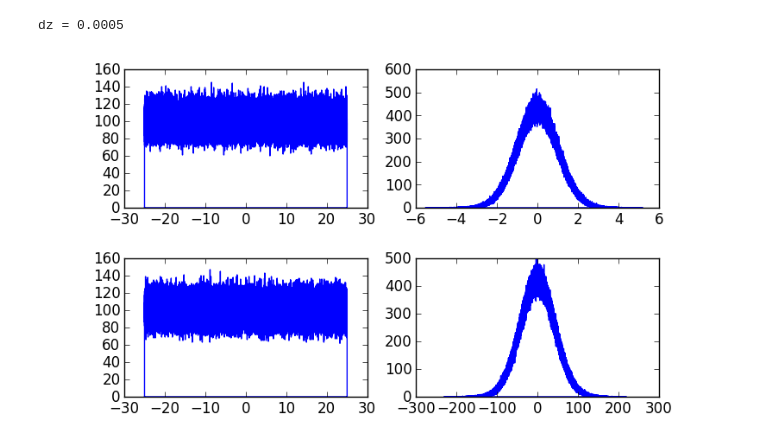
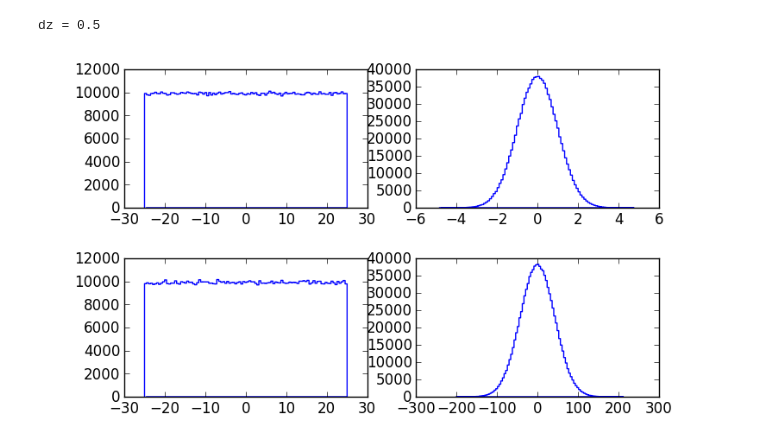
Before and after one commit to ctzhou/ESPIC_hole_tracking, a Jupyter notebook: infMagSim.ipynb, the cells around one changed output. Cells and saved outputs as stored; diff of their text form; code cells hidden in the pictures.

```diff
--- a/infMagSim.ipynb
+++ b/infMagSim.ipynb
@@ -10,42 +10,43 @@ import IPython.core.display as IPdisp
 # %%
 z_min = -25.
 z_max = 25.
-n_cells = 100000
+n_cells = 100
 n_points = n_cells+1
 dz = (z_max-z_min)/(n_points-1)
 print 'dz =', dz
 eps = 1e-4
 grid = np.arange(z_min,z_max+eps,dz,dtype=np.float32)
 # %% [output]
-dz = 0.0005
+dz = 0.5
 # %%
 extra_storage_factor = 1.2
 ion_seed = 384
 np.random.seed(ion_seed)
-n_ions = 10000000
+n_ions = 1000000
 largest_ion_index = [n_ions-1]
 ion_storage_length = int(extra_storage_factor*n_ions)
 ions = np.zeros([2,ion_storage_length],dtype=np.float32)
 ions[0][0:n_ions] = np.random.rand(n_ions)*(z_max-z_min) + z_min # positions
 v_th_i = 1
 v_d_i = 0
 ions[1][0:n_ions] = np.random.randn(n_ions)*v_th_i + v_d_i # velocities
 #ions[2][0:n_ions] = np.ones(n_ions,dtype=np.float32) # relative weights
+background_ion_density = n_ions/(z_max-z_min)
 
 # List remaining slots in reverse order to prevent memory fragmentation
 empty_ion_slots = -np.ones(ion_storage_length,dtype=np.int)
 current_empty_ion_slot = [(ion_storage_length-n_ions)-1]
 empty_ion_slots[0:(current_empty_ion_slot[0]+1)] = range(ion_storage_length-1,n_ions-1,-1)
 
 fig, axes = plt.subplots(nrows=1,ncols=2,figsize=(8,2))
 for ax, data in zip(axes,ions):
     n_bins = n_points;
     ax.hist(data[0:n_ions],bins=n_bins, histtype='step')
 filename='data.png'
 plt.savefig(filename)
 IPdisp.Image(filename=filename)
 # %% [output]
-[figure, old version]
+[figure, new version]
 # %%
 electron_seed = ion_seed+523
 np.random.seed(electron_seed)
@@ -59,6 +60,7 @@ v_th_e = 1./math.sqrt(mass_ratio)
 v_d_e = 0
 electrons[1][0:n_electrons] = np.random.randn(n_electrons)*v_th_e + v_d_e # velocities
 #electrons[2][0:n_electrons] = np.ones(n_ions,dtype=np.float32) # relative weights
+background_electron_density = n_electrons/(z_max-z_min)
 
 # List remaining slots in reverse order to prevent memory fragmentation
 empty_electron_slots = -np.ones(electron_storage_length,dtype=np.int)
@@ -73,7 +75,7 @@ filename='data.png'
 plt.savefig(filename)
 IPdisp.Image(filename=filename)
 # %% [output]
-[figure, old version]
+[figure, new version]
 # %%
 %%cython
 cimport cython
```
Also changed, not shown: parts of 8 cells of this notebook, 1 other file.
